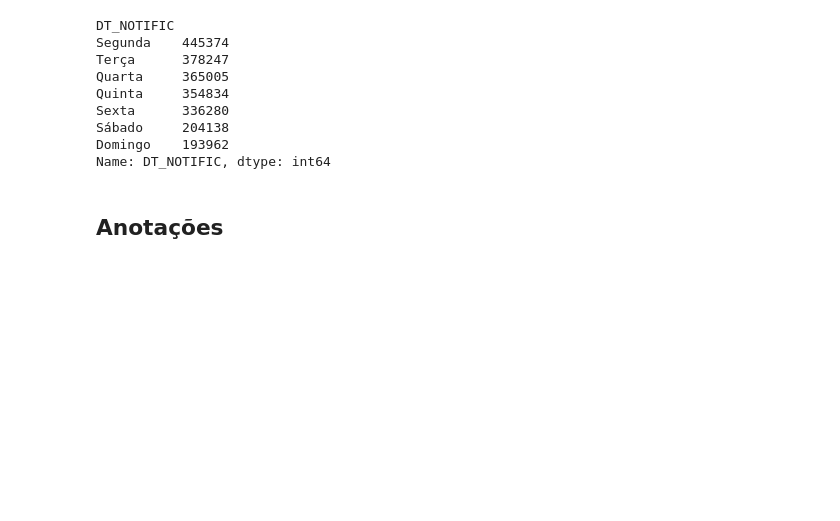
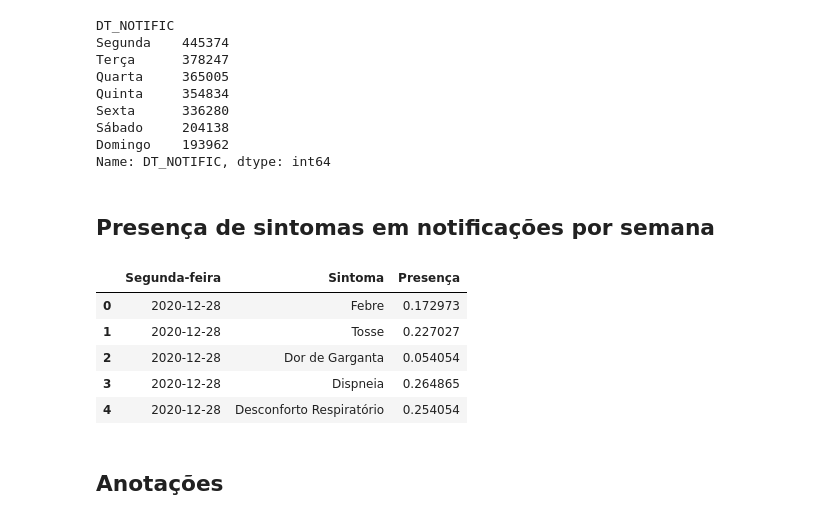
Before and after one commit to flohmannjr/PJI410, a Jupyter notebook: PJI410_dados.ipynb, the cells around one changed output. Cells and saved outputs as stored; diff of their text form; code cells hidden in the pictures; blank space fills up the shorter version.

Commit message:
Add presença de sintomas em notificações por semana

```diff
--- a/PJI410_dados.ipynb
+++ b/PJI410_dados.ipynb
@@ -861,3 +861,52 @@ Sexta      336280
 Sábado     204138
 Domingo    193962
 Name: DT_NOTIFIC, dtype: int64
+# %% [markdown]
+## Presença de sintomas em notificações por semana
+# %%
+campos = ['DT_NOTIFIC', 'FEBRE', 'TOSSE', 'GARGANTA', 'DISPNEIA', 'DESC_RESP', 'SATURACAO',
+          'DIARREIA', 'VOMITO', 'DOR_ABD', 'FADIGA', 'PERD_OLFT', 'PERD_PALA', 'OUTRO_SIN']
+
+filtros = [df[c].isin([1, 2]) for c in campos[1:]]
+
+filtro = np.vstack(filtros).all(axis=0)
+
+df_sintomas_semana = df[campos][filtro].reset_index(drop=True)
+
+df_sintomas_semana[campos[1:]] = df_sintomas_semana[campos[1:]].replace({2: 0}).astype('int')
+
+df_sintomas_semana = df_sintomas_semana.groupby(['DT_NOTIFIC']).sum().reset_index()
+
+df_sintomas_semana['QUANTIDADE'] = list(df['DT_NOTIFIC'][df['DT_NOTIFIC'].isin(df_sintomas_semana['DT_NOTIFIC'])].value_counts().sort_index())
+
+for i, ss in df_sintomas_semana.iterrows():
+    df_sintomas_semana.loc[i, 'Segunda-feira'] = ss['DT_NOTIFIC'] - np.timedelta64(ss['DT_NOTIFIC'].dayofweek, 'D')
+
+df_sintomas_semana.drop(['DT_NOTIFIC'], axis=1, inplace=True)
+
+df_sintomas_semana = df_sintomas_semana.groupby(by=['Segunda-feira']).sum().reset_index()
+
+for campo in campos[1:]:
+    df_sintomas_semana[campo] = df_sintomas_semana[campo] / df_sintomas_semana['QUANTIDADE']
+
+df_sintomas_semana.drop(['QUANTIDADE'], axis=1, inplace=True)
+
+campos = ['Segunda-feira', 'Febre', 'Tosse', 'Dor de Garganta', 'Dispneia', 'Desconforto Respiratório', 'Saturação O2 < 95%',
+          'Diarreia', 'Vômito', 'Dor Abdominal', 'Fadiga', 'Perda do Olfato', 'Perda do Paladar', 'Outros Sintomas']
+
+df_sintomas_semana.columns = campos
+
+df_sintomas_semana = df_sintomas_semana.melt(id_vars='Segunda-feira', var_name='Sintoma', value_name='Presença')
+
+df_sintomas_semana['Sintoma'] = pd.Categorical(df_sintomas_semana['Sintoma'], campos[1:])
+
+df_sintomas_semana = df_sintomas_semana.sort_values(['Segunda-feira', 'Sintoma']).reset_index(drop=True)
+# %%
+df_sintomas_semana[:5]
+# %% [output]
+|  | Segunda-feira | Sintoma | Presença |
+| 0 | 2020-12-28 | Febre | 0.172973 |
+| 1 | 2020-12-28 | Tosse | 0.227027 |
+| 2 | 2020-12-28 | Dor de Garganta | 0.054054 |
+| 3 | 2020-12-28 | Dispneia | 0.264865 |
+| 4 | 2020-12-28 | Desconforto Respiratório | 0.254054 |
```
Also changed, not shown: parts of 6 cells of this notebook.
